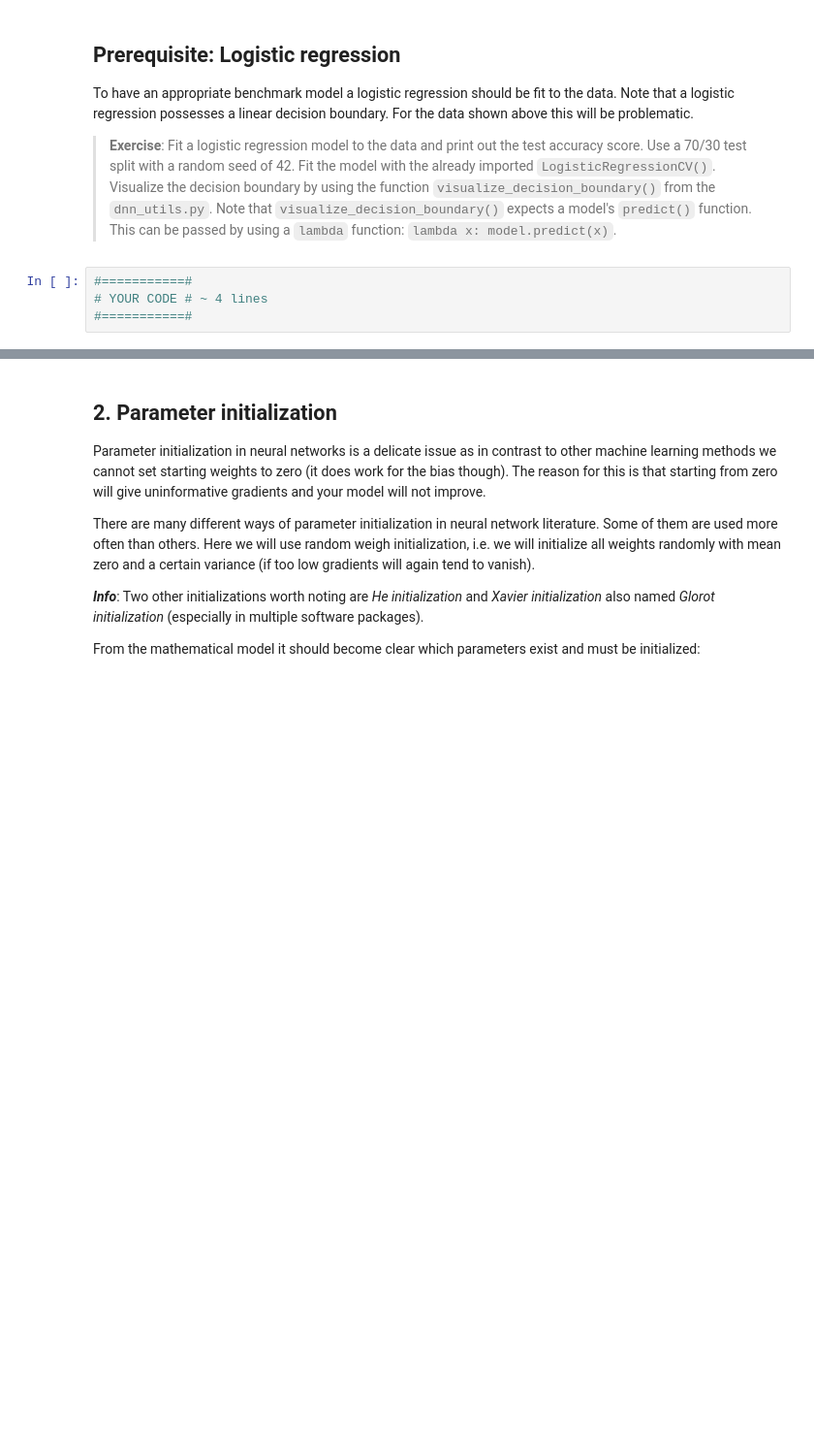
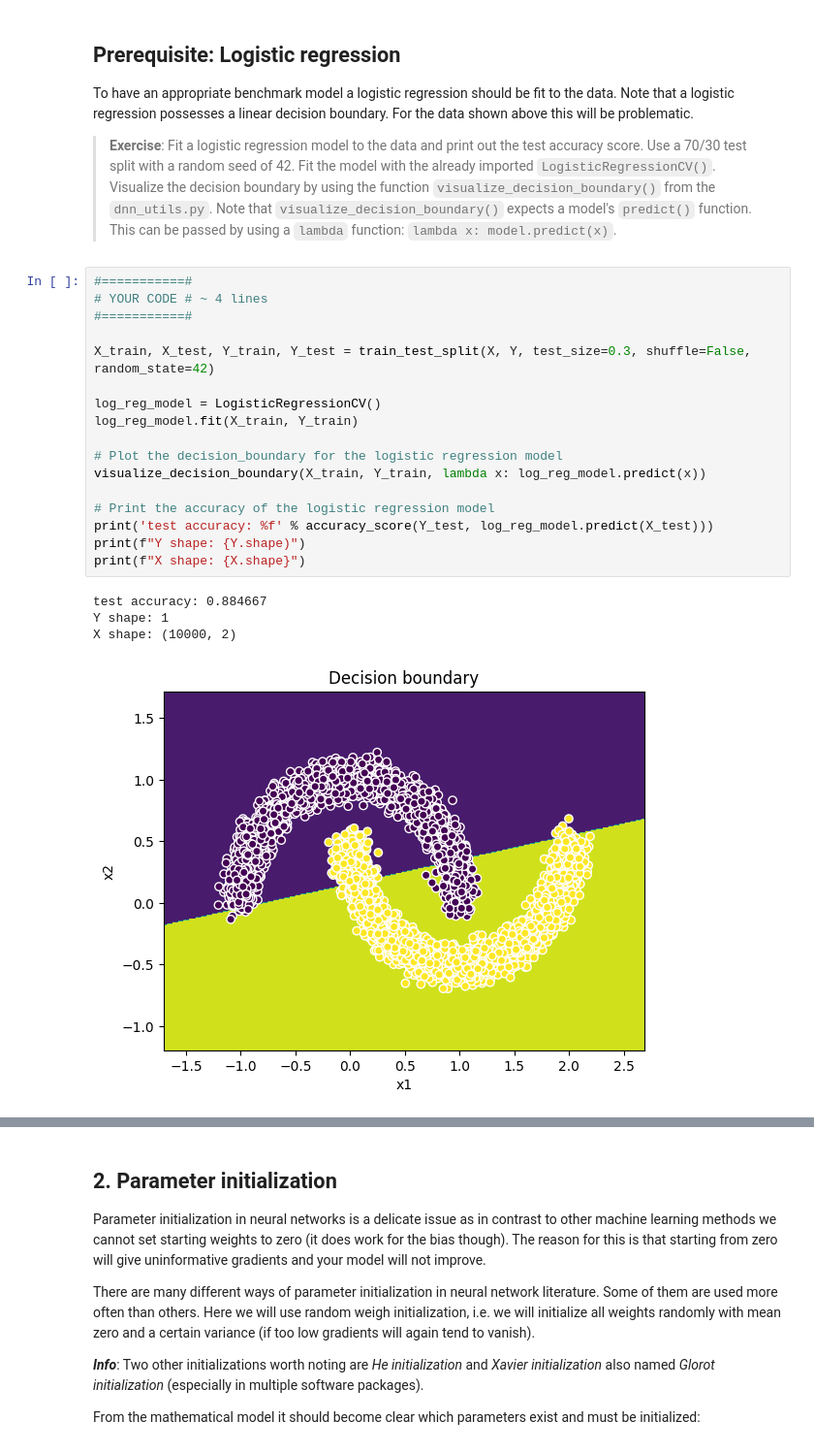
Before and after one commit to PartORG/ds-artificial-neural-networks, a Jupyter notebook: bonus/00_DNN_from_scratch.ipynb, the cells around one changed output, grey strips where cells are left out. Shown at 97% size. Drawn from its saved outputs; the diff is of its cells as text; blank space fills up the shorter version.

```diff
--- a/bonus/00_DNN_from_scratch.ipynb
+++ b/bonus/00_DNN_from_scratch.ipynb
@@ -49,7 +56,25 @@ To have an appropriate benchmark model a logistic regression should be fit to th
 # %%
 #===========#
 # YOUR CODE # ~ 4 lines
 #===========#
+
+X_train, X_test, Y_train, Y_test = train_test_split(X, Y, test_size=0.3, shuffle=False, random_state=42)
+
+log_reg_model = LogisticRegressionCV()
+log_reg_model.fit(X_train, Y_train)
+
+# Plot the decision_boundary for the logistic regression model
+visualize_decision_boundary(X_train, Y_train, lambda x: log_reg_model.predict(x))
+
+# Print the accuracy of the logistic regression model
+print('test accuracy: %f' % accuracy_score(Y_test, log_reg_model.predict(X_test)))
+print(f"Y shape: {Y.shape)")
+print(f"X shape: {X.shape}")
+# %% [output]
+test accuracy: 0.884667
+Y shape: 1
+X shape: (10000, 2)
+[figure, added]
 # %% [markdown]
 ## 1. Model architecture
 For each layer the number of parameters are defined by their input and ouput, respectively. The dense neural network has the following layers:
```
Also changed, not shown: parts of 21 cells of this notebook, 3 other files.
